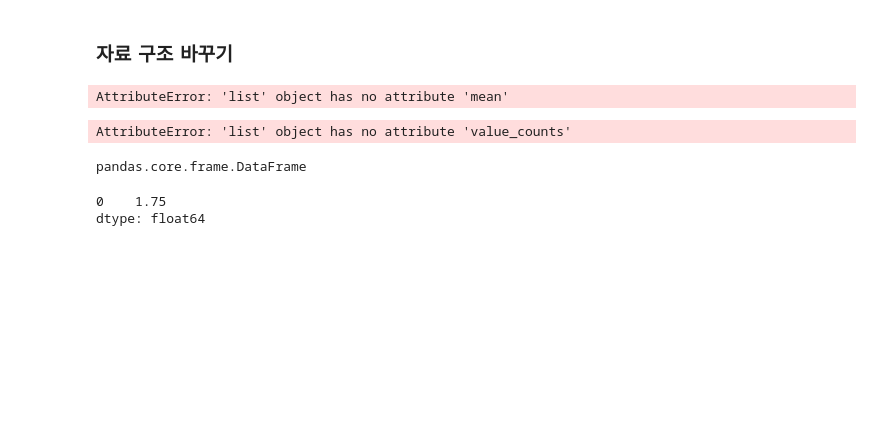
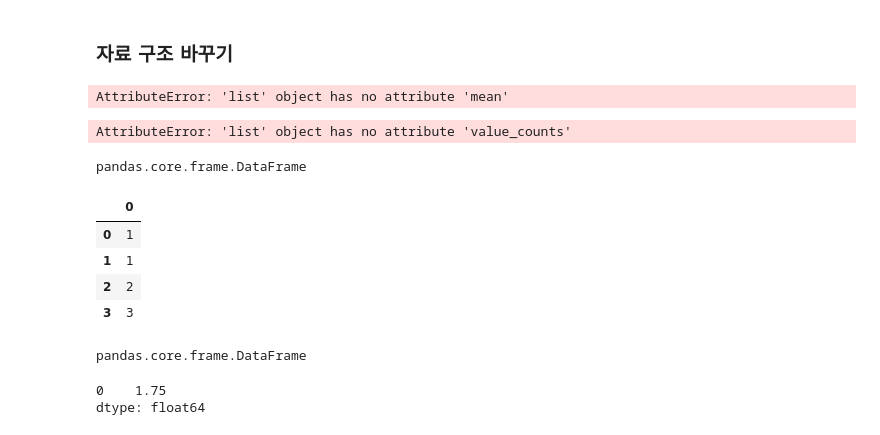
Before and after one commit to ai7dnn/2024-1-my-BDA, a Jupyter notebook: inclass/06w_lect_ch17_data_structure.ipynb, the cells around one changed output. Drawn from its saved outputs; the diff is of its cells as text; code cells hidden in the pictures; blank space fills up the shorter version.

```diff
--- a/inclass/06w_lect_ch17_data_structure.ipynb
+++ b/inclass/06w_lect_ch17_data_structure.ipynb
@@ -588,5 +613,17 @@ type(df_x)
 # %% [output]
 pandas.core.frame.DataFrame
+# %%
+df_x
+# %% [output]
+|  | 0 |
+| 0 | 1 |
+| 1 | 1 |
+| 2 | 2 |
+| 3 | 3 |
+# %%
+type(df_x)
+# %% [output]
+pandas.core.frame.DataFrame
 # %%
 df_x.mean()
 # %% [output]
```
Also changed, not shown: parts of 15 cells of this notebook.
